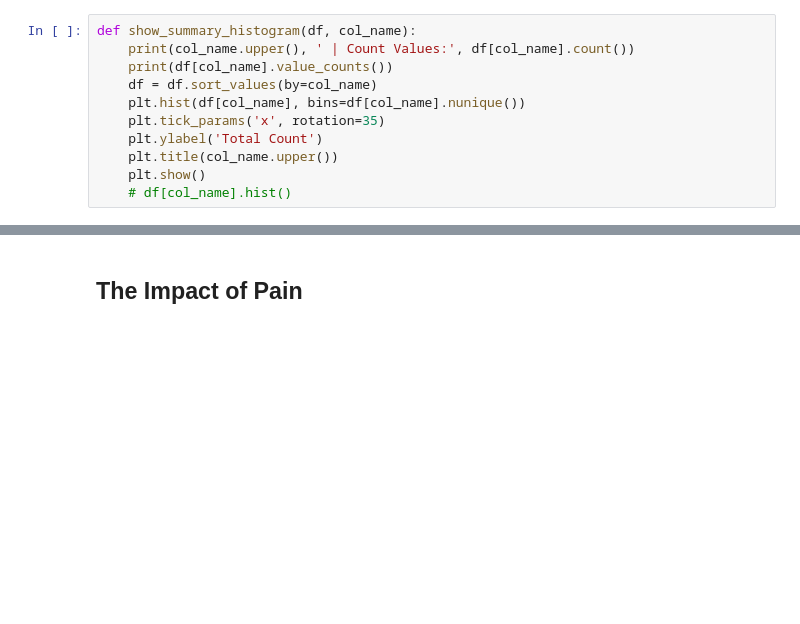
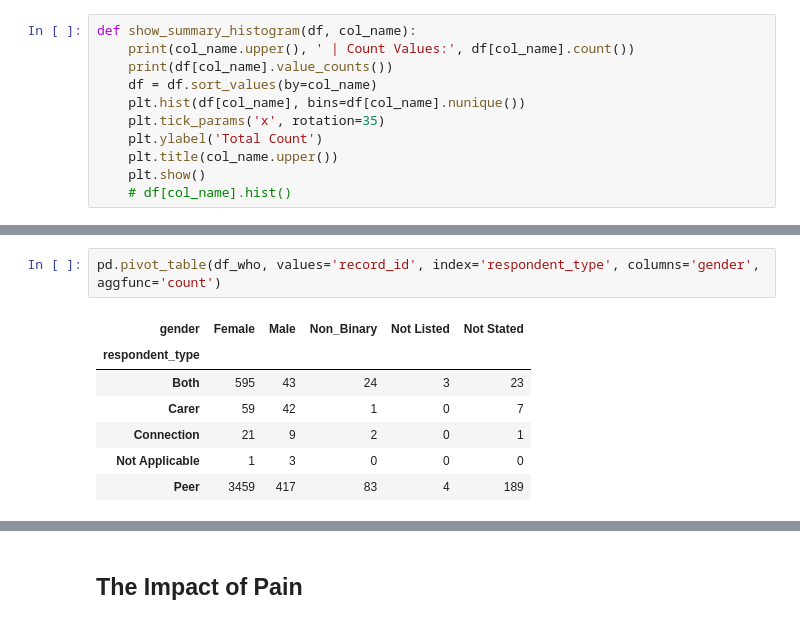
Before and after one commit to joniek/national_pain_survey, a Jupyter notebook: 2025-NPS.ipynb, the cells around one changed output, grey strips where cells are left out. Drawn from its saved outputs; the diff is of its cells as text; blank space fills up the shorter version.

```diff
--- a/2025-NPS.ipynb
+++ b/2025-NPS.ipynb
@@ -211,3 +321,13 @@ Name: age, dtype: int64
+# %%
+pd.pivot_table(df_who, values='record_id', index='respondent_type', columns='gender', aggfunc='count')
+# %% [output]
+| gender | Female | Male | Non_Binary | Not Listed | Not Stated |
+| respondent_type |  |  |  |  |  |
+| Both | 595 | 43 | 24 | 3 | 23 |
+| Carer | 59 | 42 | 1 | 0 | 7 |
+| Connection | 21 | 9 | 2 | 0 | 1 |
+| Not Applicable | 1 | 3 | 0 | 0 | 0 |
+| Peer | 3459 | 417 | 83 | 4 | 189 |
 # %%
 for i in df_who.columns.to_list():
     if (i not in ['record_id', 'gender_txt','dx_txt', 'postcode']):
```
Also changed, not shown: parts of 25 cells of this notebook.
